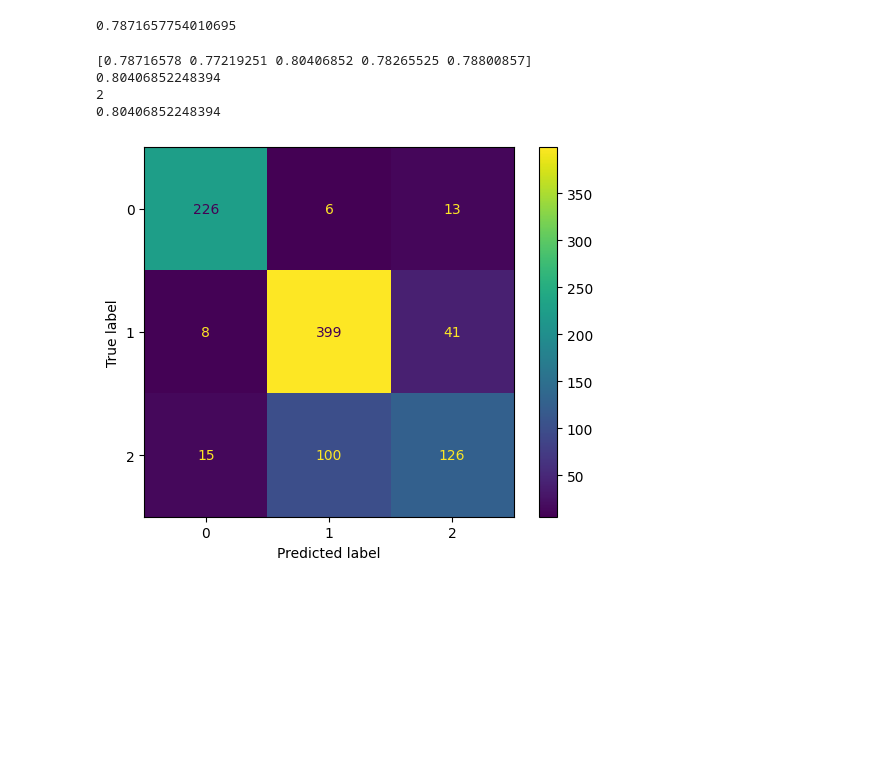
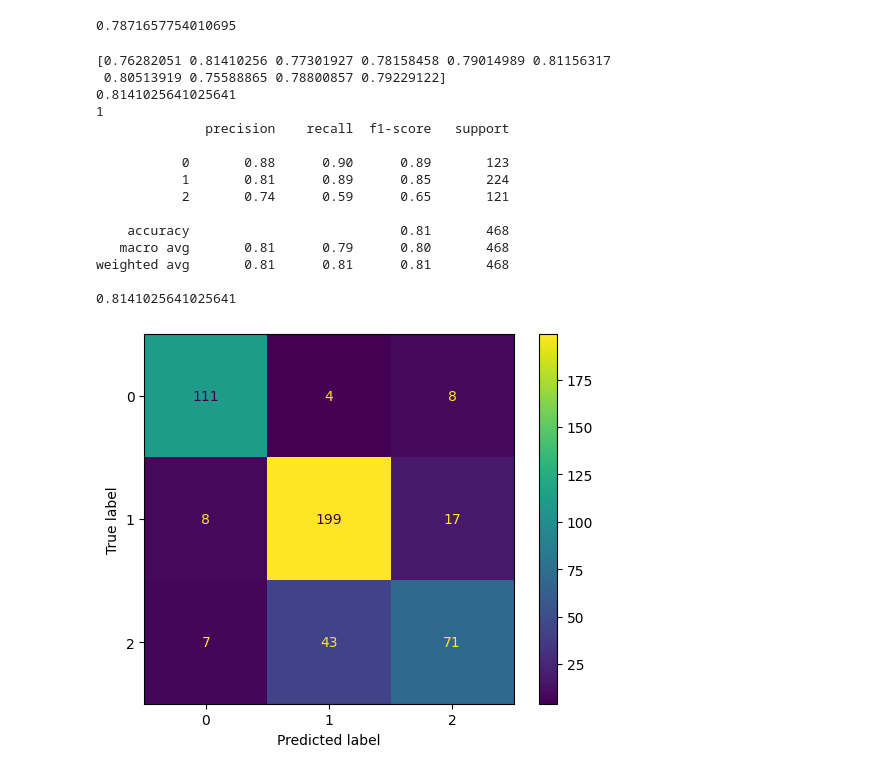
Before and after one commit to conor7276/chest-xray-research, a Jupyter notebook: models/TestModel.ipynb, the cells around one changed output. Saved outputs shown, nothing was run; the diff lists cells and outputs as text; code cells hidden in the pictures; blank space fills up the shorter version.

```diff
--- a/models/TestModel.ipynb
+++ b/models/TestModel.ipynb
@@ -579,10 +579,21 @@ acc
 # %%
 from sklearn import svm
 svc = svm.SVC()
-cross_val_data = build_and_eval_cross_validate_model(svc, X, y, 5)
+cross_val_data = build_and_eval_cross_validate_model(svc, X, y, 10)
 # %% [output]
-[0.78716578 0.77219251 0.80406852 0.78265525 0.78800857]
-0.80406852248394
-2
-0.80406852248394
+[0.76282051 0.81410256 0.77301927 0.78158458 0.79014989 0.81156317
+ 0.80513919 0.75588865 0.78800857 0.79229122]
+0.8141025641025641
+1
+              precision    recall  f1-score   support
+
+           0       0.88      0.90      0.89       123
+           1       0.81      0.89      0.85       224
+           2       0.74      0.59      0.65       121
+
+    accuracy                           0.81       468
+   macro avg       0.81      0.79      0.80       468
+weighted avg       0.81      0.81      0.81       468
+
+0.8141025641025641
-[figure, old version]
+[figure, new version]
```
Also changed, not shown: parts of 3 cells of this notebook.
